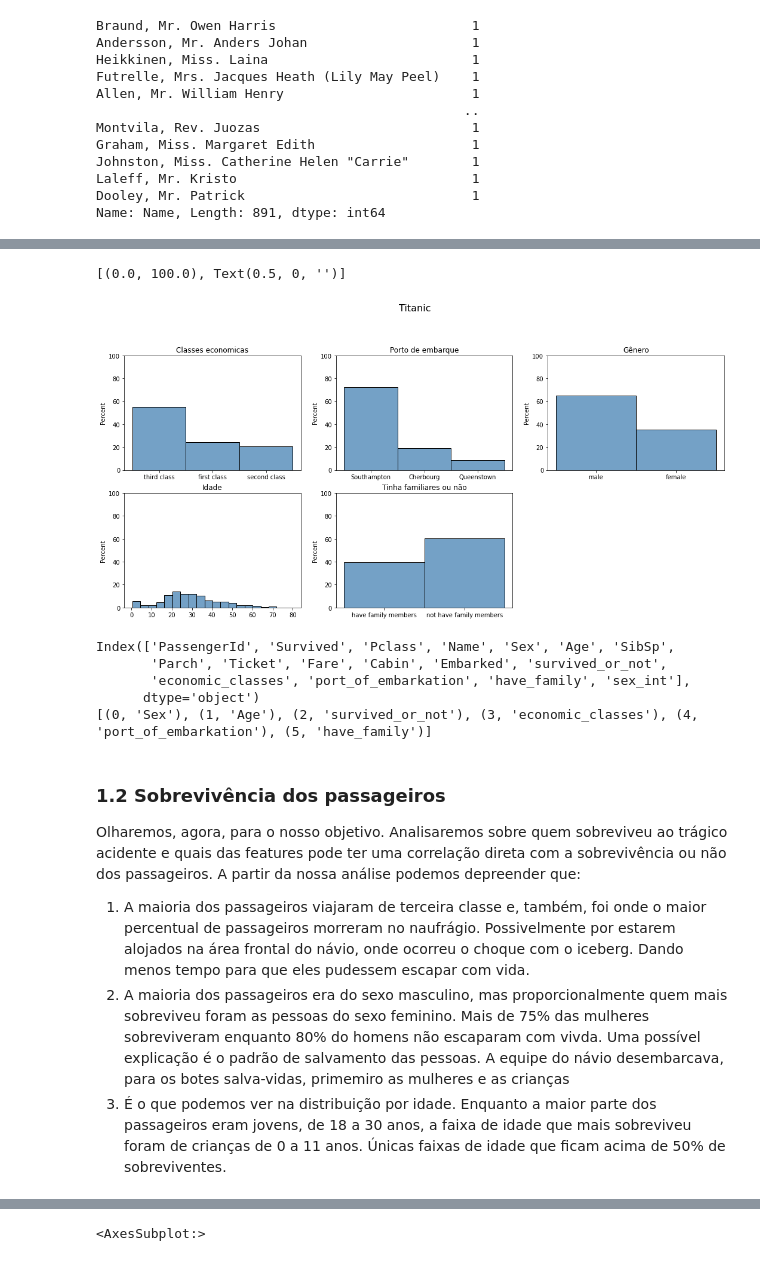
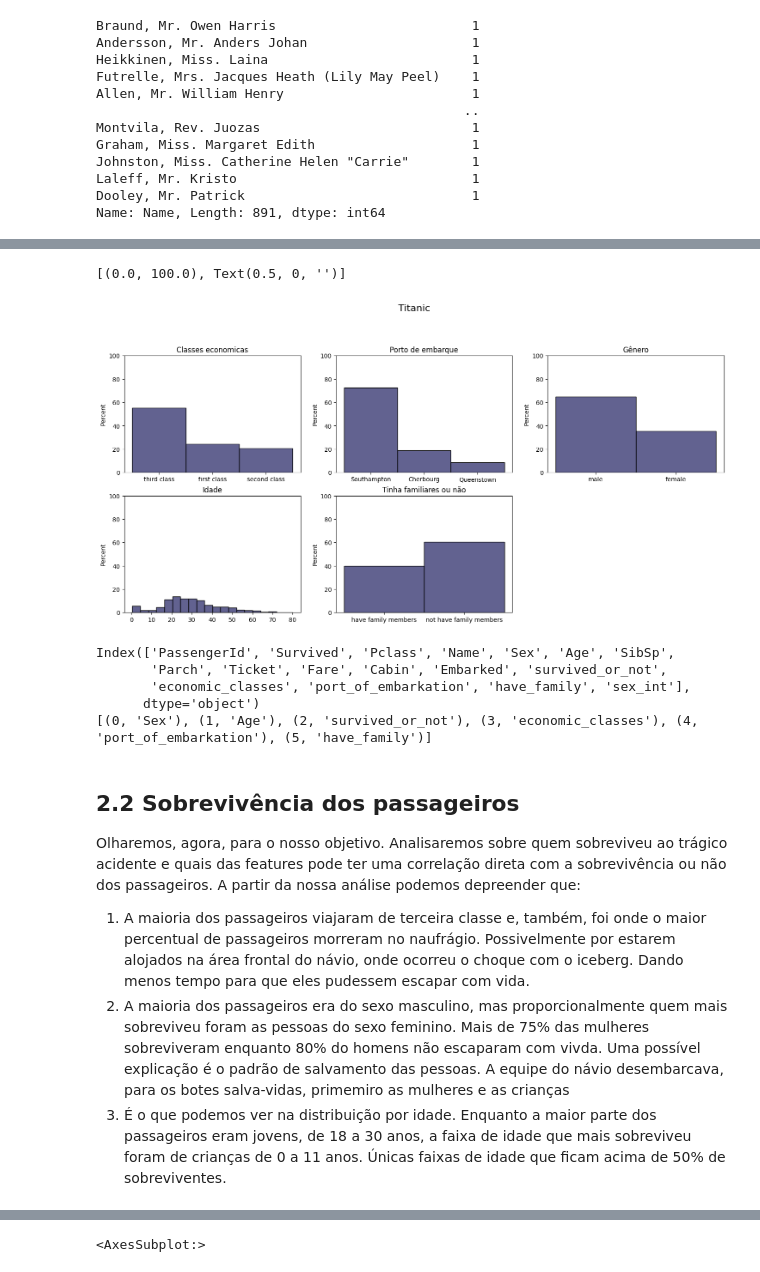
Before and after one commit to Felisouza/kaggle_Beginning_Competitions, a Jupyter notebook: notebooks/titanic.ipynb, the cells around one changed output, grey strips where cells are left out. Saved outputs shown, nothing was run; the diff lists cells and outputs as text; code cells hidden in the pictures.

```diff
--- a/notebooks/titanic.ipynb
+++ b/notebooks/titanic.ipynb
@@ -102,0 +122,8 @@ Name: Name, Length: 891, dtype: int64
+# %%
+pronoun_dict = {
+    'mr.':'male',
+    'mrs.':'female',
+    'miss.':'female',
+    'master.':'male',
+    'ms.':'female'
+}
@@ -102,0 +137,6 @@ Name: Name, Length: 891, dtype: int64
+# %%
+# Os únicos que não batem o sexo são aqueles com o pronome errado. Como o valor é baixo decidi não investigar
+train_df['pronoun'] = train_df['Name'].str.lower().str.split(' ').str[1]
+train_df['correct_gender'] = train_df['pronoun'].map(pronoun_dict)
+
+train_df[train_df['Sex'] != train_df['correct_gender']]['Sex'].value_counts()
@@ -103 +147,3 @@ Name: Name, Length: 891, dtype: int64
+# %%
+train_df.drop(['pronoun', 'correct_gender'], axis=1, inplace=True)
 # %% [markdown]
@@ -153,7 +200,7 @@ Agora daremos uma olhada mais a fundo nesses passageiros. Vamos investigar isola
 # %%
-colors = {'Survived':'steelblue',
-      'Not survived':'firebrick'
-     }
+# colors = {'Survived':'steelblue',
+#       'Not survived':'firebrick'
+#      }
 
 
 fig = make_subplots(
@@ -167,9 +214,8 @@ fig = make_subplots(
 )
 
 
-
 fig.add_trace(
-    go.Histogram(x=train_df['economic_classes'], histnorm='percent', marker=dict(color=colors['Survived'])),
+    go.Histogram(x=train_df['economic_classes'], histnorm='percent', marker=dict(color=colors[0]['presentation'][0])),
     row=1,
     col=1,
 
@@ -177,26 +223,25 @@ fig.add_trace(
 )
 
 fig.add_trace(
-    go.Histogram(x=train_df['Sex'], histnorm='percent', marker=dict(color=colors['Survived'])),
+    go.Histogram(x=train_df['Sex'], histnorm='percent',  marker=dict(color=colors[0]['presentation'][0])),
     row=1,
     col=2
 )
 
-
 fig.add_trace(
-        go.Histogram(x=train_df['port_of_embarkation'], histnorm='percent', marker=dict(color=colors['Survived'])),
+        go.Histogram(x=train_df['port_of_embarkation'], histnorm='percent',  marker=dict(color=colors[0]['presentation'][0])),
     row=2,
     col=1
 )
 
 fig.add_trace(
-        go.Histogram(x=train_df['Age'], histnorm='percent', marker=dict(color=colors['Survived'])),
+        go.Histogram(x=train_df['Age'], histnorm='percent',  marker=dict(color=colors[0]['presentation'][0])),
     row=2,
     col=2
 )
 
 fig.add_trace(
-        go.Histogram(x=train_df.have_family, histnorm='percent', marker=dict(color=colors['Survived'])),
+        go.Histogram(x=train_df.have_family, histnorm='percent',  marker=dict(color=colors[0]['presentation'][0])),
     row=3,
     col=1
 )
@@ -211,26 +254,26 @@ fig.show()
 # %%
 plt.figure(figsize=(18,12))
 plt.suptitle('Titanic', size=16)
 plt.tight_layout(pad=1.15, h_pad=1.5, w_pad=1.15, rect=None)
 
 plt.subplot(331).set_title('Classes economicas')
-sns.histplot(train_df.economic_classes, stat='percent', color='steelblue').set(ylim=(0, 100), xlabel='')
+sns.histplot(train_df.economic_classes, stat='percent', color=colors[0]['presentation'][0]).set(ylim=(0, 100), xlabel='')
 
 plt.subplot(332).set_title('Porto de embarque')
-sns.histplot(train_df.port_of_embarkation, stat='percent', color='steelblue').set(ylim=(0, 100), xlabel='')
+sns.histplot(train_df.port_of_embarkation, stat='percent', color=colors[0]['presentation'][0]).set(ylim=(0, 100), xlabel='')
 
 
 plt.subplot(333).set_title("Gênero")
-sns.histplot(train_df.Sex, stat='percent', color='steelblue').set(ylim=(0, 100), xlabel='')
+sns.histplot(train_df.Sex, stat='percent', color=colors[0]['presentation'][0]).set(ylim=(0, 100), xlabel='')
 
 plt.subplot(334).set_title("Idade")
-sns.histplot(train_df.Age, stat='percent', color='steelblue').set(ylim=(0, 100), xlabel='')
+sns.histplot(train_df.Age, stat='percent', color=colors[0]['presentation'][0]).set(ylim=(0, 100), xlabel='')
 
 plt.subplot(335).set_title("Tinha familiares ou não")
-sns.histplot(train_df.have_family, stat='percent', color='steelblue').set(ylim=(0, 100), xlabel='')
+sns.histplot(train_df.have_family, stat='percent', color=colors[0]['presentation'][0]).set(ylim=(0, 100), xlabel='')
 # %% [output]
 [(0.0, 100.0), Text(0.5, 0, '')]
-[figure, old version]
+[figure, new version]
 # %%
 print(train_df.columns)
 features = [
@@ -249,7 +292,7 @@ Index(['PassengerId', 'Survived', 'Pclass', 'Name', 'Sex', 'Age', 'SibSp',
       dtype='object')
 [(0, 'Sex'), (1, 'Age'), (2, 'survived_or_not'), (3, 'economic_classes'), (4, 'port_of_embarkation'), (5, 'have_family')]
 # %% [markdown]
-### 1.2 Sobrevivência dos passageiros
+## 2.2 Sobrevivência dos passageiros
 
 Olharemos, agora, para o nosso objetivo. Analisaremos sobre quem sobreviveu ao trágico acidente e quais das features pode ter uma correlação direta com a sobrevivência ou não dos passageiros. A partir da nossa análise podemos depreender que:
 1. A maioria dos passageiros viajaram de terceira classe e, também, foi onde o maior percentual de passageiros morreram no naufrágio. Possivelmente por estarem alojados na área frontal do návio, onde ocorreu o choque com o iceberg. Dando menos tempo para que eles pudessem escapar com vida.
```
Also changed, not shown: parts of 46 cells of this notebook, 3 other files.
